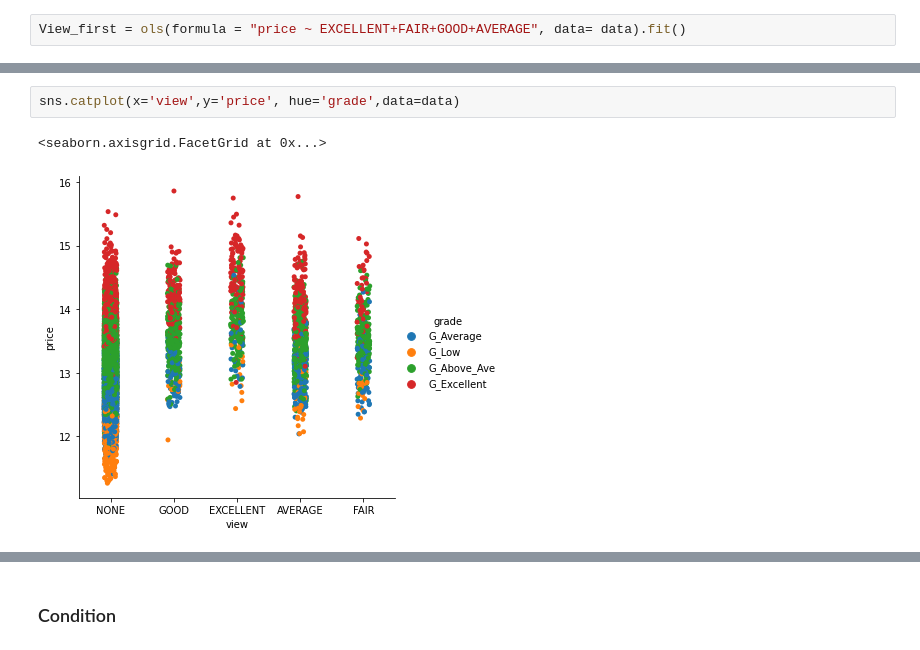
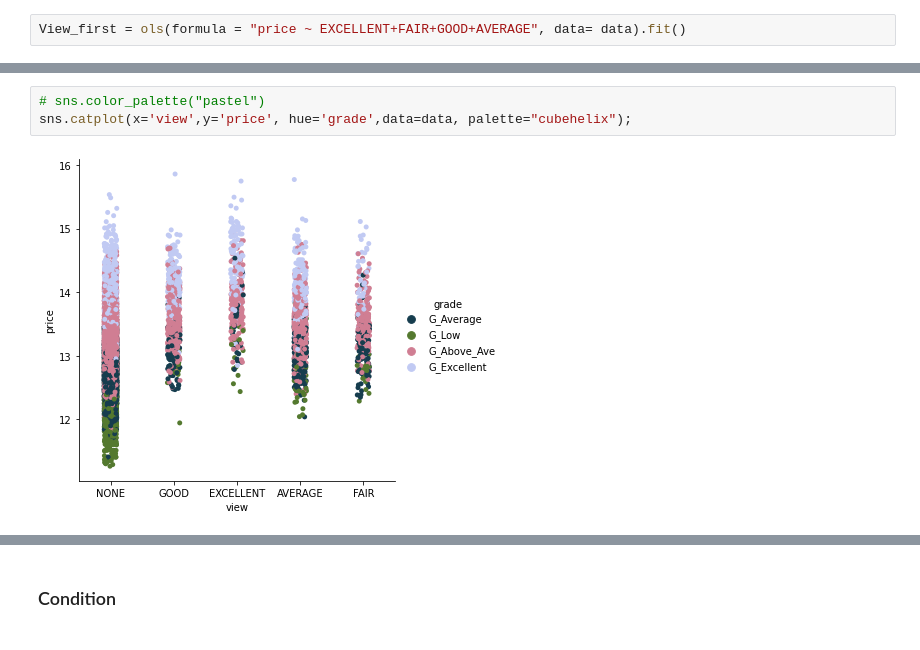
Before and after one commit to NicholasIndorf/KingCountyHousingSaleModel, a Jupyter notebook: notebooks/Mellissa/Valle.ipynb, the cells around one changed output, grey strips where cells are left out. Saved outputs shown, nothing was run; the diff lists cells and outputs as text.

```diff
--- a/notebooks/Mellissa/Valle.ipynb
+++ b/notebooks/Mellissa/Valle.ipynb
@@ -395,7 +395,7 @@ OLS Regression Results
 Notes:
 [1] Standard Errors assume that the covariance matrix of the errors is correctly specified.
 # %%
-sns.catplot(x='view',y='price', hue='grade',data=data)
+# sns.color_palette("pastel")
+sns.catplot(x='view',y='price', hue='grade',data=data, palette="cubehelix");
 # %% [output]
-<seaborn.axisgrid.FacetGrid at 0x...>
-[figure, old version]
+[figure, new version]
```
Also changed, not shown: parts of 13 cells of this notebook.
